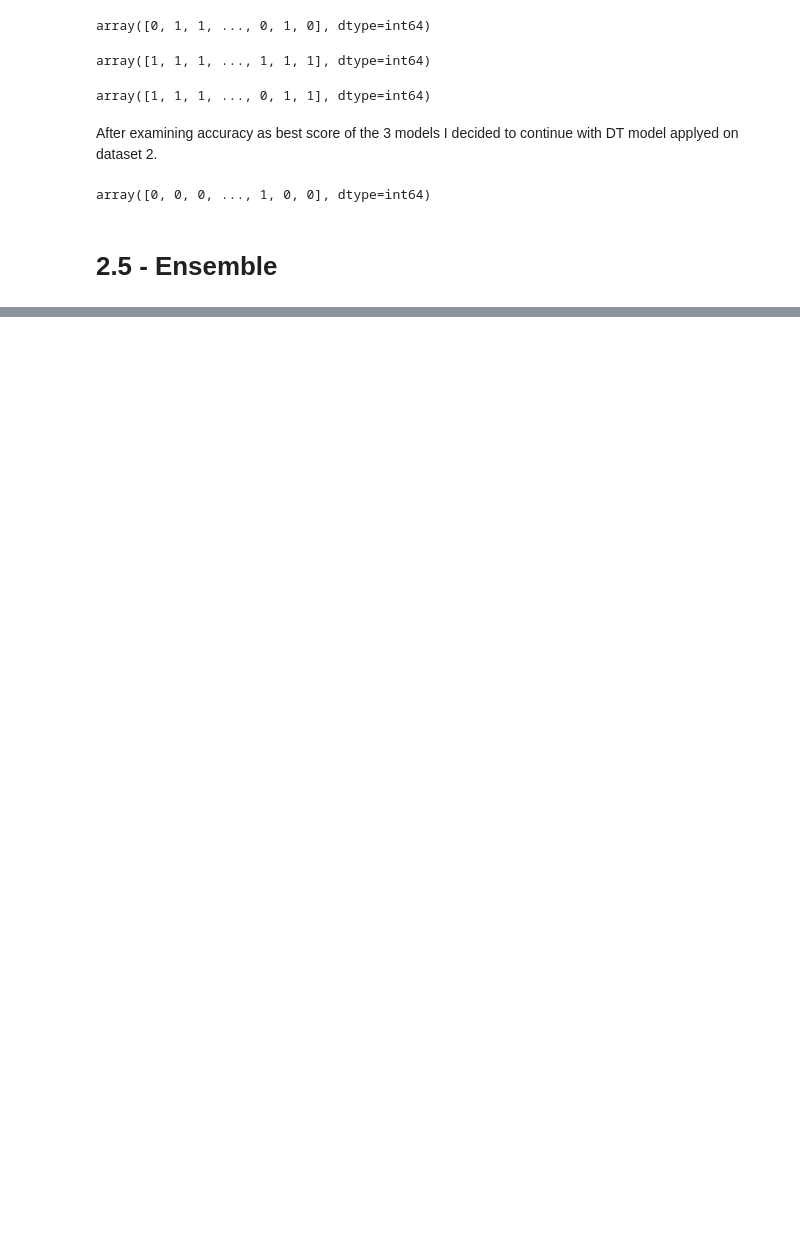
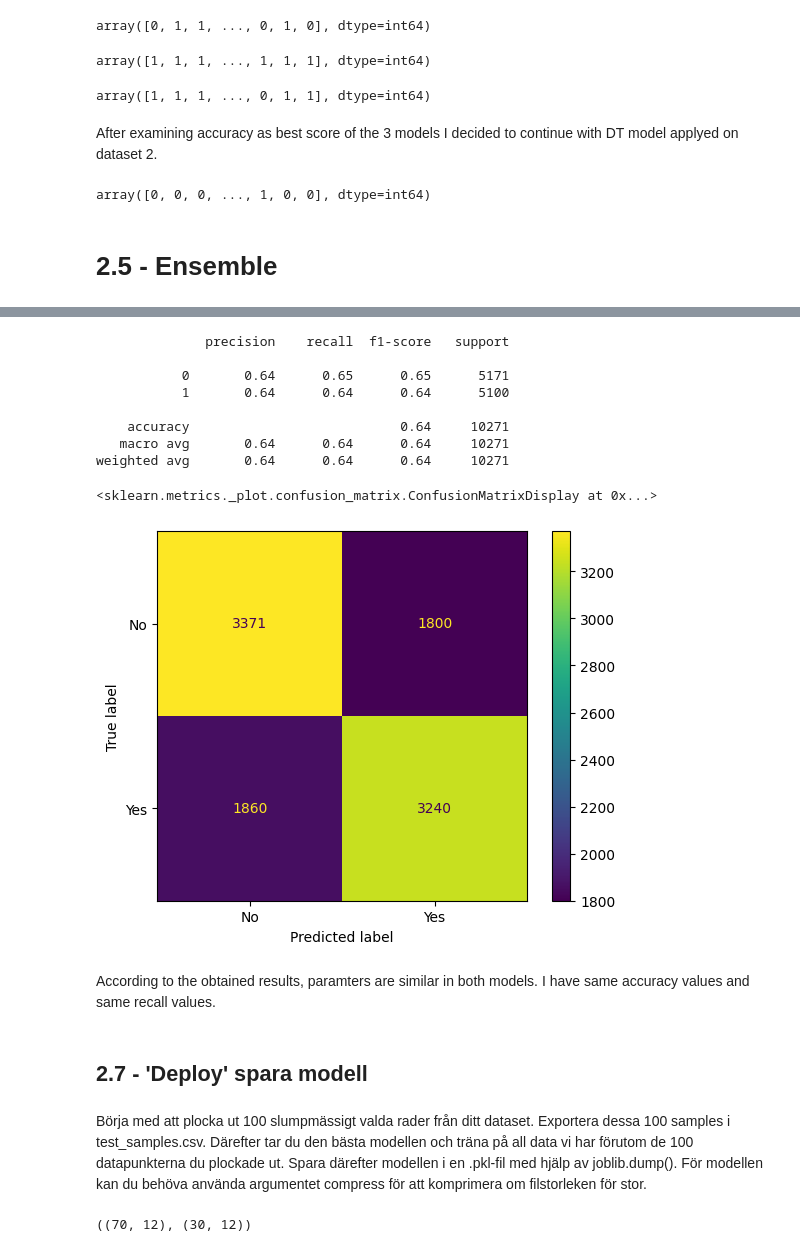
Before and after one commit to AmalDerbali/AmalDerbali-Lab-Machine-Learning, a Jupyter notebook: Disease_prediction.ipynb, the cells around one changed output, grey strips where cells are left out. Saved outputs shown, nothing was run; the diff lists cells and outputs as text; code cells hidden in the pictures; blank space fills up the shorter version.

```diff
--- a/Disease_prediction.ipynb
+++ b/Disease_prediction.ipynb
@@ -677,0 +697,36 @@ VotingClassifier(estimators=[('logistic regression',
+# %%
+#evaluation for 2.5 results
+#first add predicted values from voting classifier
+voting_c_pred=voting_classifier.predict(X_test2)
+c= confusion_matrix(y_test2, y_DT_pred)
+print(classification_report(y_test2, y_DT_pred))
+ConfusionMatrixDisplay(c, display_labels=["No", "Yes"]).plot()
+# %% [output]
+              precision    recall  f1-score   support
+
+           0       0.64      0.65      0.65      5171
+           1       0.64      0.64      0.64      5100
+
+    accuracy                           0.64     10271
+   macro avg       0.64      0.64      0.64     10271
+weighted avg       0.64      0.64      0.64     10271
+<sklearn.metrics._plot.confusion_matrix.ConfusionMatrixDisplay at 0x...>
+[figure, added]
+# %% [markdown]
+According to the obtained results, paramters are similar in both models. I have same accuracy values and same recall values.
+# %% [markdown]
+## 2.7 - 'Deploy' spara modell
+# %% [markdown]
+Börja med att plocka ut 100 slumpmässigt valda rader från ditt dataset. Exportera dessa 100 samples i test_samples.csv. Därefter tar du den bästa modellen och träna på all data vi har förutom de 100 datapunkterna du plockade ut. Spara därefter modellen i en .pkl-fil med hjälp av joblib.dump(). För modellen kan du behöva använda argumentet compress för att komprimera om filstorleken för stor.
+# %%
+#choose rows based on: https://www.geeksforgeeks.org/how-to-randomly-select-rows-from-pandas-dataframe/
+import numpy as np
+deploy_df=one_hot_encoded_data2.sample(n=100, random_state=42)
+deploy_df.shape
+
+X_, y_ = deploy_df.drop('cardio', axis=1),deploy_df['cardio']
+X_train_dp, X_test_dp, y_train_dp, y_test_dp = train_test_split(X_, y_, test_size=0.3, random_state=42)
+
+X_train_dp.shape, X_test_dp.shape
+# %% [output]
+((70, 12), (30, 12))
```
Also changed, not shown: parts of 3 cells of this notebook.
